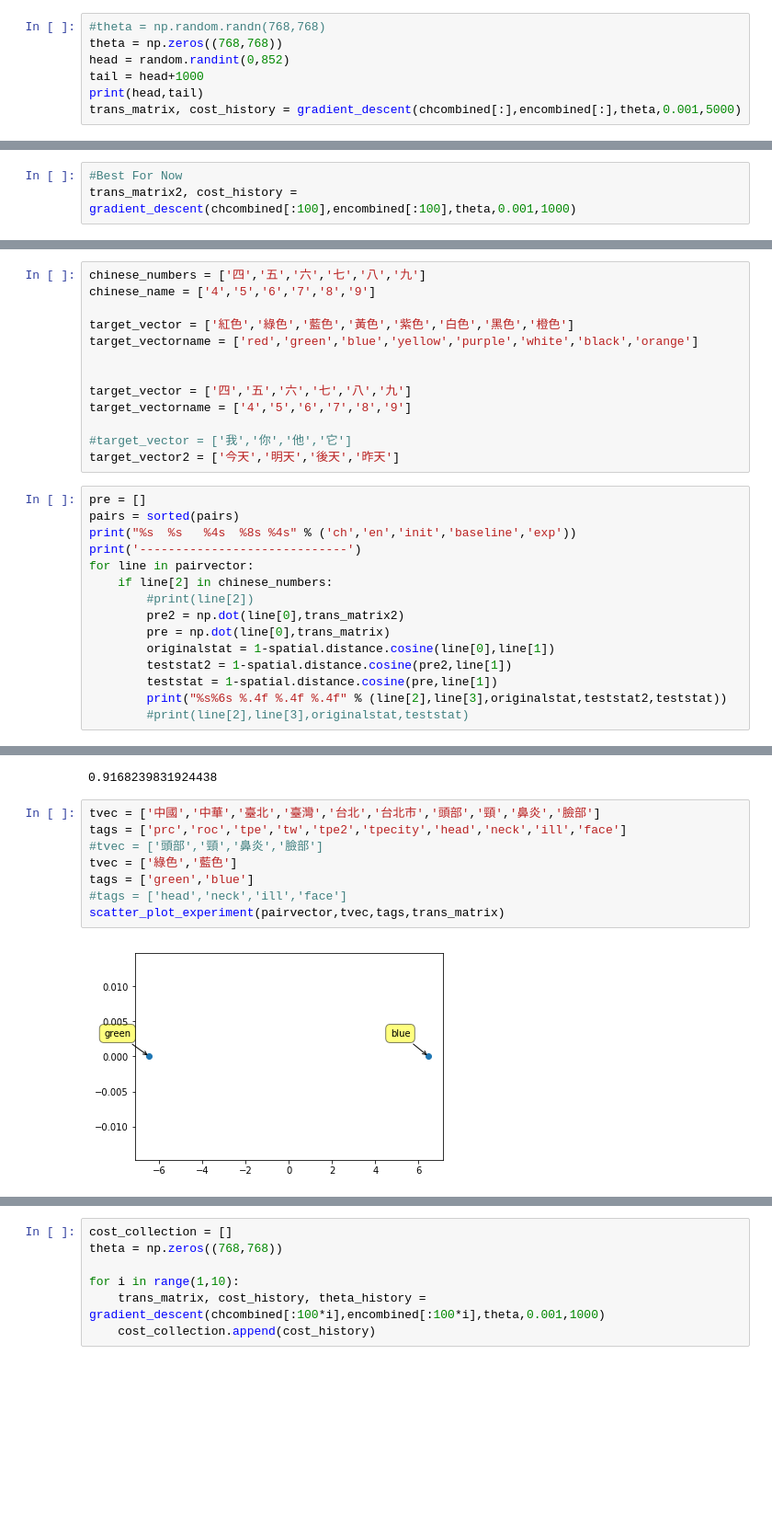
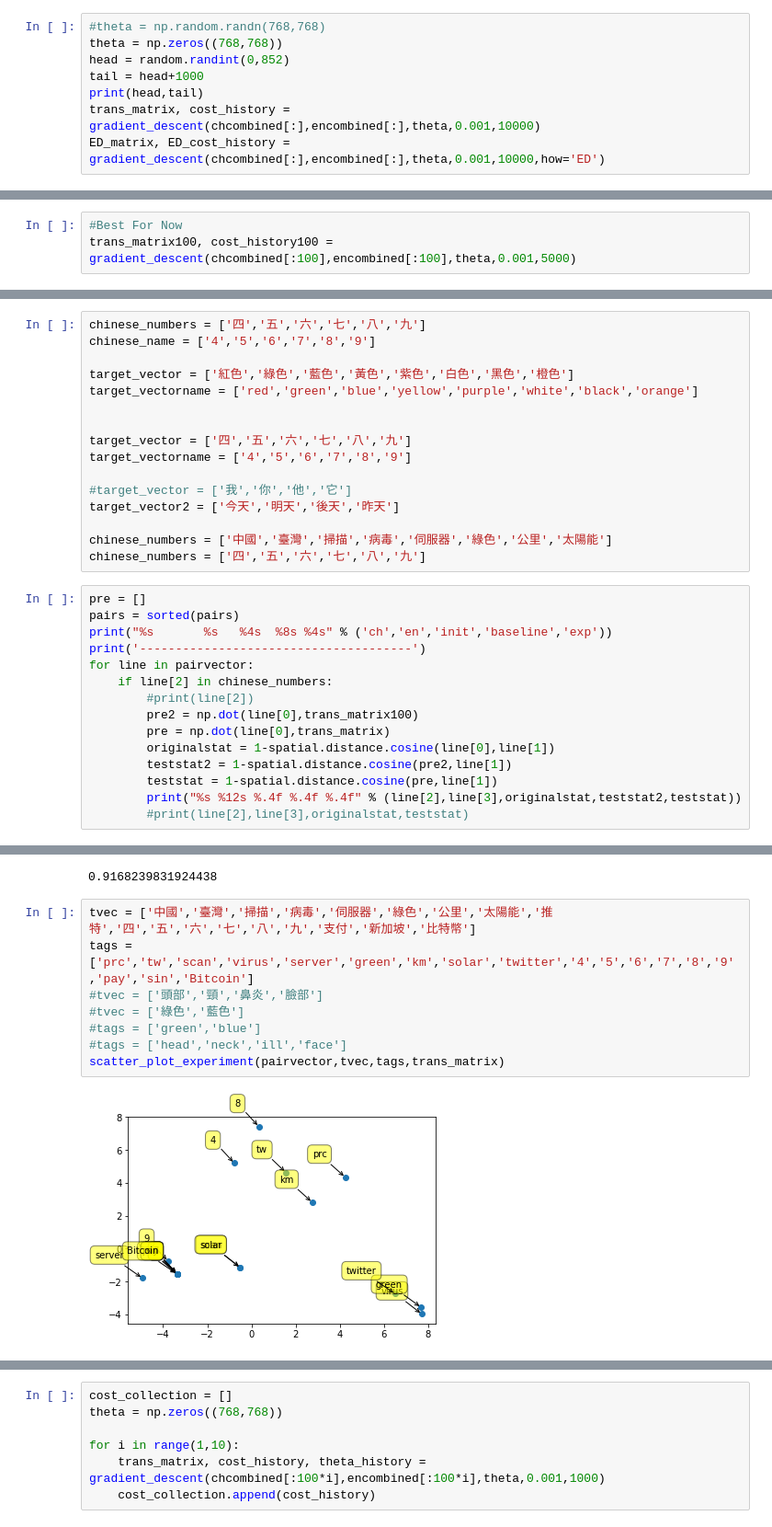
Before and after one commit to laborete/SentenceAlignment, a Jupyter notebook: TransMatrix.ipynb, the cells around one changed output, grey strips where cells are left out. Shown: that part at 92% size. Saved outputs shown, nothing was run; the diff lists cells and outputs as text; blank space fills up the shorter version.

```diff
--- a/TransMatrix.ipynb
+++ b/TransMatrix.ipynb
@@ -184,5 +186,6 @@ theta = np.zeros((768,768))
 head = random.randint(0,852)
 tail = head+1000
 print(head,tail)
-trans_matrix, cost_history = gradient_descent(chcombined[:],encombined[:],theta,0.001,5000)
+trans_matrix, cost_history = gradient_descent(chcombined[:],encombined[:],theta,0.001,10000)
+ED_matrix, ED_cost_history = gradient_descent(chcombined[:],encombined[:],theta,0.001,10000,how='ED')
 # %% [output]
@@ -196,3 +219,3 @@ plt.plot(cost_history)
 # %%
 #Best For Now
-trans_matrix2, cost_history = gradient_descent(chcombined[:100],encombined[:100],theta,0.001,1000)
+trans_matrix100, cost_history100 = gradient_descent(chcombined[:100],encombined[:100],theta,0.001,5000)
@@ -209,19 +250,22 @@ target_vectorname = ['4','5','6','7','8','9']
 
 #target_vector = ['我','你','他','它']
 target_vector2 = ['今天','明天','後天','昨天']
+
+chinese_numbers = ['中國','臺灣','掃描','病毒','伺服器','綠色','公里','太陽能']
+chinese_numbers = ['四','五','六','七','八','九']
 # %%
 pre = []
 pairs = sorted(pairs)
-print("%s  %s   %4s  %8s %4s" % ('ch','en','init','baseline','exp'))
-print('-----------------------------')
+print("%s       %s   %4s  %8s %4s" % ('ch','en','init','baseline','exp'))
+print('--------------------------------------')
 for line in pairvector:
     if line[2] in chinese_numbers:
         #print(line[2])
-        pre2 = np.dot(line[0],trans_matrix2)
+        pre2 = np.dot(line[0],trans_matrix100)
         pre = np.dot(line[0],trans_matrix)
         originalstat = 1-spatial.distance.cosine(line[0],line[1])
         teststat2 = 1-spatial.distance.cosine(pre2,line[1])
         teststat = 1-spatial.distance.cosine(pre,line[1])
-        print("%s%6s %.4f %.4f %.4f" % (line[2],line[3],originalstat,teststat2,teststat))
+        print("%s %12s %.4f %.4f %.4f" % (line[2],line[3],originalstat,teststat2,teststat))
         #print(line[2],line[3],originalstat,teststat)
 # %% [output]
@@ -336,12 +386,12 @@ print(1-spatial.distance.cosine(tmp2,tmp))
 # %% [output]
 0.9168239831924438
 # %%
-tvec = ['中國','中華','臺北','臺灣','台北','台北市','頭部','頸','鼻炎','臉部']
-tags = ['prc','roc','tpe','tw','tpe2','tpecity','head','neck','ill','face']
+tvec = ['中國','臺灣','掃描','病毒','伺服器','綠色','公里','太陽能','推特','四','五','六','七','八','九','支付','新加坡','比特幣']
+tags = ['prc','tw','scan','virus','server','green','km','solar','twitter','4','5','6','7','8','9','pay','sin','Bitcoin']
 #tvec = ['頭部','頸','鼻炎','臉部']
-tvec = ['綠色','藍色']
-tags = ['green','blue']
+#tvec = ['綠色','藍色']
+#tags = ['green','blue']
 #tags = ['head','neck','ill','face']
 scatter_plot_experiment(pairvector,tvec,tags,trans_matrix)
 # %% [output]
-[figure, old version]
+[figure, new version]
```
Also changed, not shown: parts of 12 cells of this notebook.
